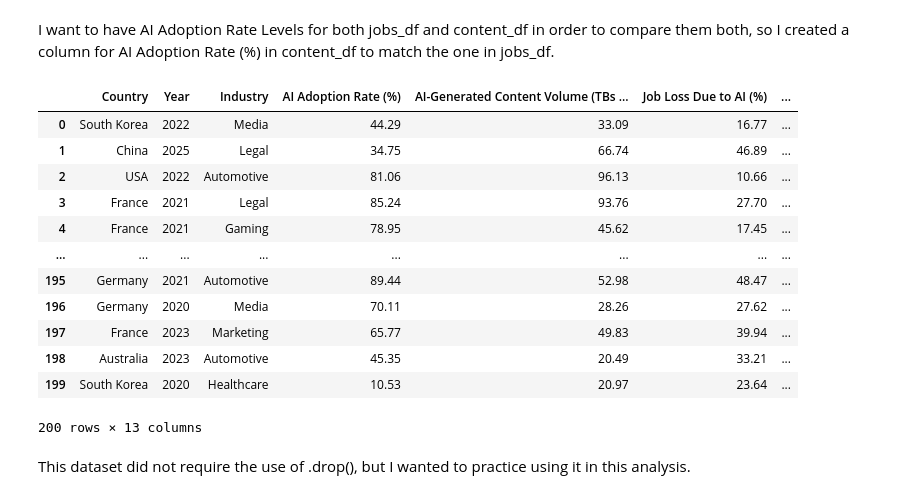
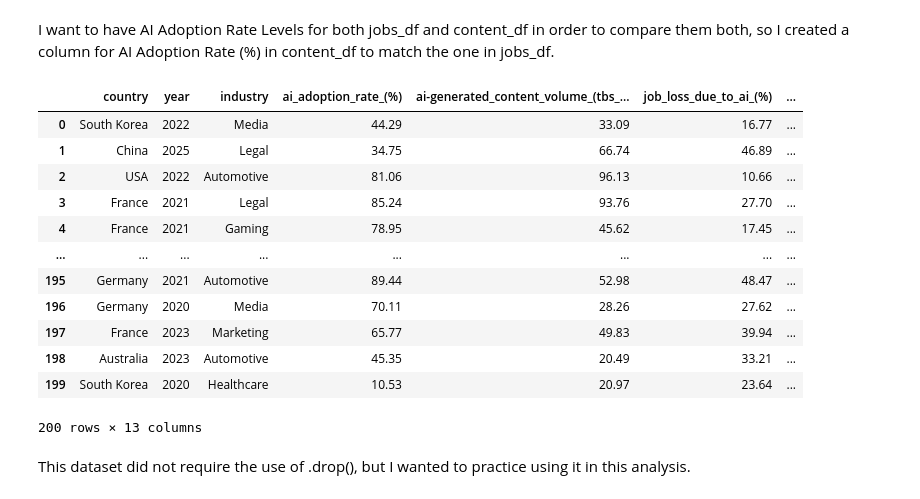
Before and after one commit to mjhess01/AI-Education-Analysis, a Jupyter notebook: Notebooks/dataset_exploration.ipynb, the cells around one changed output. Saved outputs shown, nothing was run; the diff lists cells and outputs as text; code cells hidden in the pictures.

```diff
--- a/Notebooks/dataset_exploration.ipynb
+++ b/Notebooks/dataset_exploration.ipynb
@@ -159,16 +181,16 @@ I want to have AI Adoption Rate Levels for both jobs_df and content_df in order
 # %%
 def categorize_adoption_rate(adoption_rate):
     if adoption_rate <= 33.33:
         return 'Low'
     elif adoption_rate >= 33.34 and adoption_rate <= 66.66:
         return 'Medium'
     else:
         return 'High'
 
-content_df['AI_Adoption_Level'] = content_df['AI Adoption Rate (%)'].apply(categorize_adoption_rate)
+content_df['ai_adoption_level'] = content_df['ai_adoption_rate_(%)'].apply(categorize_adoption_rate)
 content_df
 # %% [output]
-|  | Country | Year | Industry | AI Adoption Rate (%) | AI-Generated Content Volume (TBs ... | Job Loss Due to AI (%) | ... |
+|  | country | year | industry | ai_adoption_rate_(%) | ai-generated_content_volume_(tbs_... | job_loss_due_to_ai_(%) | ... |
 | 0 | South Korea | 2022 | Media | 44.29 | 33.09 | 16.77 | ... |
 | 1 | China | 2025 | Legal | 34.75 | 66.74 | 46.89 | ... |
 | 2 | USA | 2022 | Automotive | 81.06 | 96.13 | 10.66 | ... |
```
Also changed, not shown: parts of 50 cells of this notebook, 2 other files.
